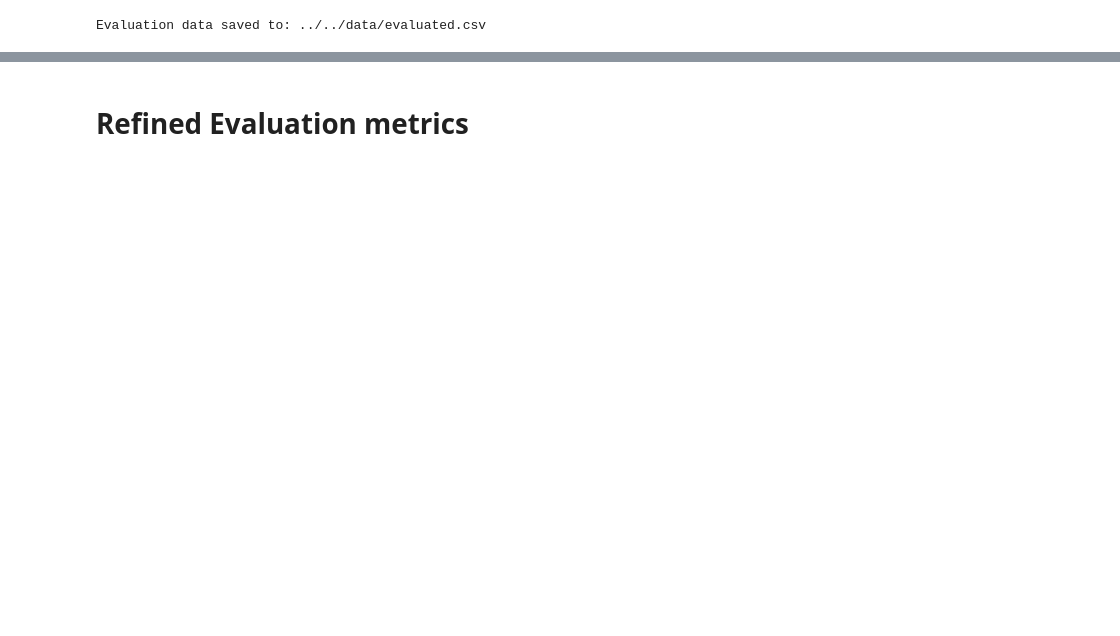
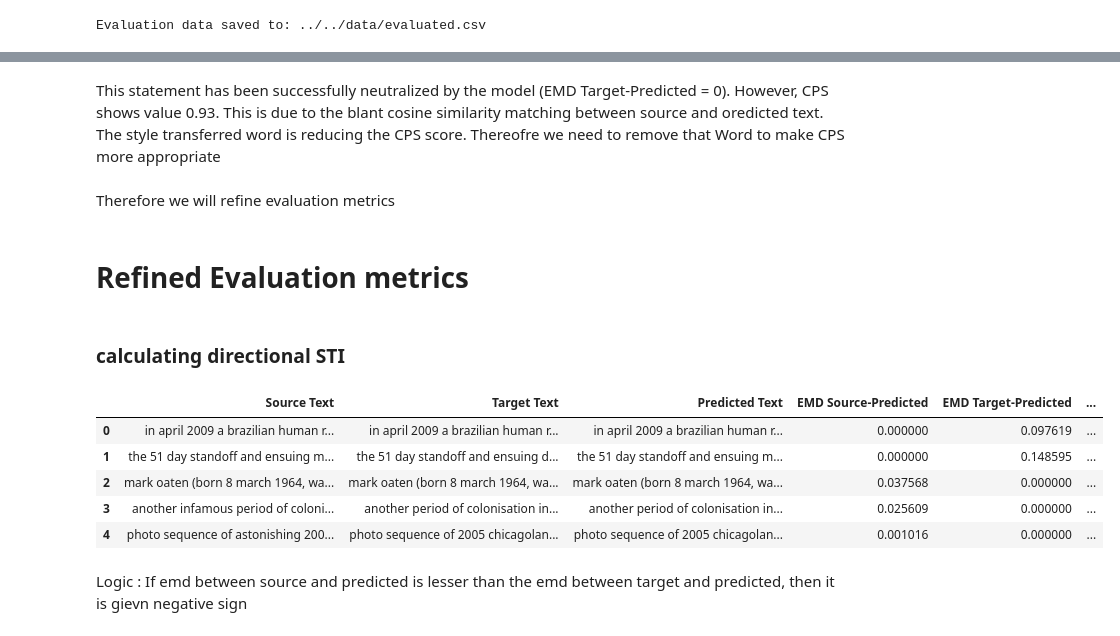
Before and after one commit to RU-Insane/Debiasing-Text-With-Style-Transfer, a Jupyter notebook: notebooks/evaluation_metrics.ipynb, the cells around one changed output, grey strips where cells are left out. Saved outputs shown, nothing was run; the diff lists cells and outputs as text; code cells hidden in the pictures; blank space fills up the shorter version.

Commit message:
'STI Refined'

```diff
--- a/notebooks/evaluation_metrics.ipynb
+++ b/notebooks/evaluation_metrics.ipynb
@@ -122,2 +139,7 @@ Evaluation data saved to: ../../data/evaluated.csv
+# %% [markdown]
+This statement has been successfully neutralized by the model (EMD Target-Predicted = 0). However, CPS shows value 0.93. This is due to the blant cosine similarity matching between source and oredicted text. The style transferred word is reducing the CPS score.
+Thereofre we need to remove that Word to make CPS more appropriate
+# %% [markdown]
+Therefore we will refine evaluation metrics
 # %% [markdown]
 # Refined Evaluation metrics
@@ -123,0 +157,13 @@ Evaluation data saved to: ../../data/evaluated.csv
+# %% [markdown]
+### calculating directional STI
+# %%
+evaluation_df.head()
+# %% [output]
+|  | Source Text | Target Text | Predicted Text | EMD Source-Predicted | EMD Target-Predicted | ... |
+| 0 | in april 2009 a brazilian human r... | in april 2009 a brazilian human r... | in april 2009 a brazilian human r... | 0.000000 | 0.097619 | ... |
+| 1 | the 51 day standoff and ensuing m... | the 51 day standoff and ensuing d... | the 51 day standoff and ensuing m... | 0.000000 | 0.148595 | ... |
+| 2 | mark oaten (born 8 march 1964, wa... | mark oaten (born 8 march 1964, wa... | mark oaten (born 8 march 1964, wa... | 0.037568 | 0.000000 | ... |
+| 3 | another infamous period of coloni... | another period of colonisation in... | another period of colonisation in... | 0.025609 | 0.000000 | ... |
+| 4 | photo sequence of astonishing 200... | photo sequence of 2005 chicagolan... | photo sequence of 2005 chicagolan... | 0.001016 | 0.000000 | ... |
+# %% [markdown]
+Logic : If emd between source and predicted is lesser than the emd between target and predicted, then it is gievn negative sign
```
Also changed, not shown: parts of 29 cells of this notebook, 1 other file.
